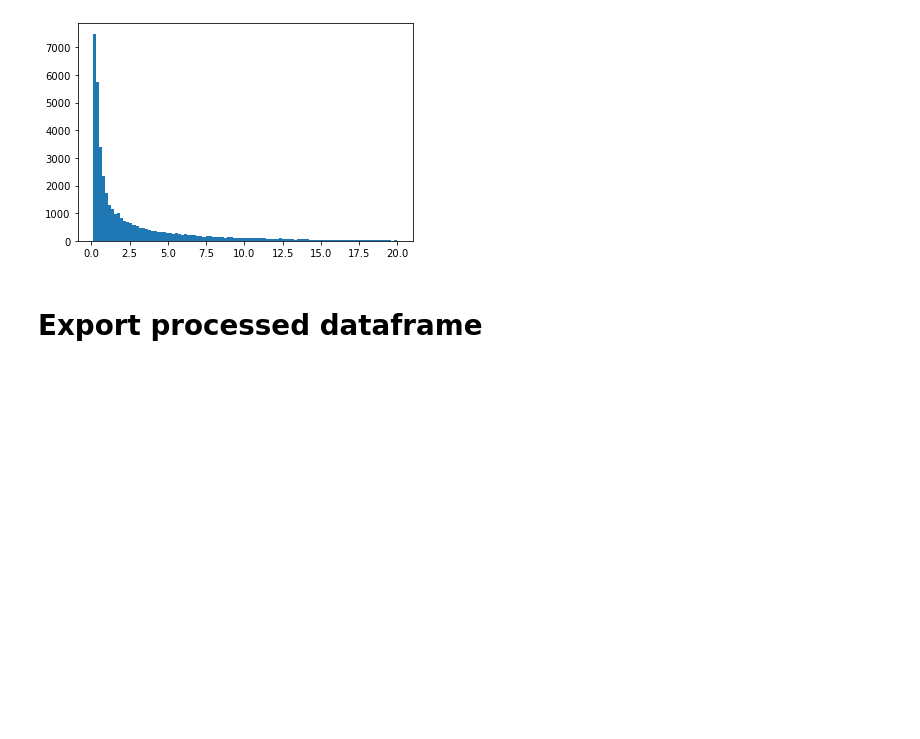
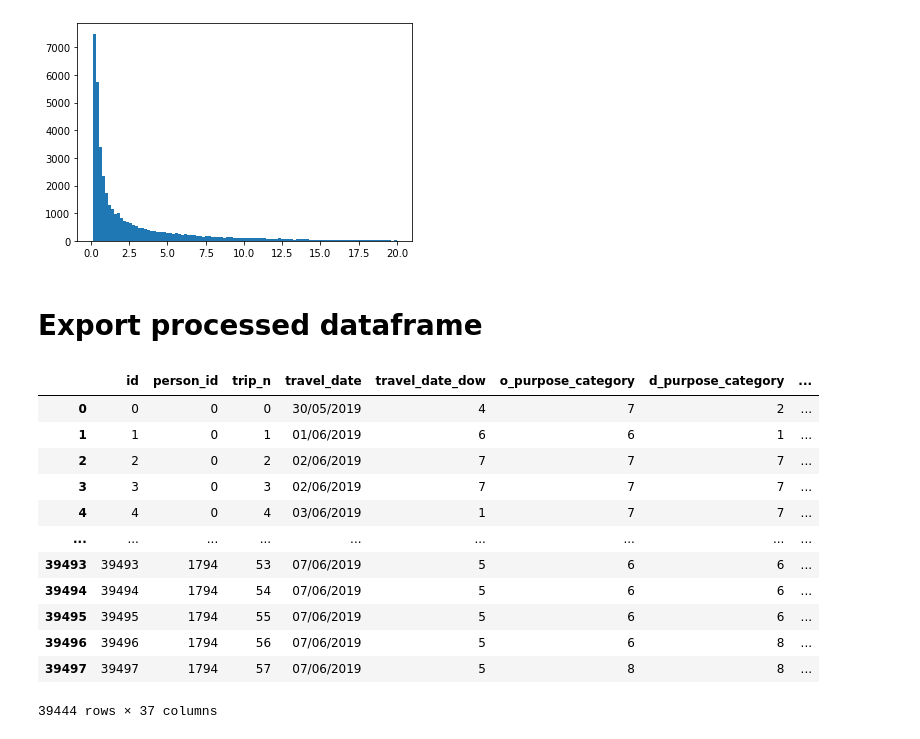
Before and after one commit to elxl/Decisionaid-ML, a Jupyter notebook: data_preprocessing.ipynb, the cells around one changed output. Saved outputs shown, nothing was run; the diff lists cells and outputs as text; code cells hidden in the pictures; blank space fills up the shorter version.

```diff
--- a/data_preprocessing.ipynb
+++ b/data_preprocessing.ipynb
@@ -256,0 +259,16 @@ df.to_csv('data/data_processed.csv')
+# %%
+df
+# %% [output]
+|  | id | person_id | trip_n | travel_date | travel_date_dow | o_purpose_category | d_purpose_category | ... |
+| 0 | 0 | 0 | 0 | 30/05/2019 | 4 | 7 | 2 | ... |
+| 1 | 1 | 0 | 1 | 01/06/2019 | 6 | 6 | 1 | ... |
+| 2 | 2 | 0 | 2 | 02/06/2019 | 7 | 7 | 7 | ... |
+| 3 | 3 | 0 | 3 | 02/06/2019 | 7 | 7 | 7 | ... |
+| 4 | 4 | 0 | 4 | 03/06/2019 | 1 | 7 | 7 | ... |
+| ... | ... | ... | ... | ... | ... | ... | ... | ... |
+| 39493 | 39493 | 1794 | 53 | 07/06/2019 | 5 | 6 | 6 | ... |
+| 39494 | 39494 | 1794 | 54 | 07/06/2019 | 5 | 6 | 6 | ... |
+| 39495 | 39495 | 1794 | 55 | 07/06/2019 | 5 | 6 | 6 | ... |
+| 39496 | 39496 | 1794 | 56 | 07/06/2019 | 5 | 6 | 8 | ... |
+| 39497 | 39497 | 1794 | 57 | 07/06/2019 | 5 | 8 | 8 | ... |
+39444 rows × 37 columns
```
Also changed, not shown: parts of 2 cells of this notebook, 2 other files.
